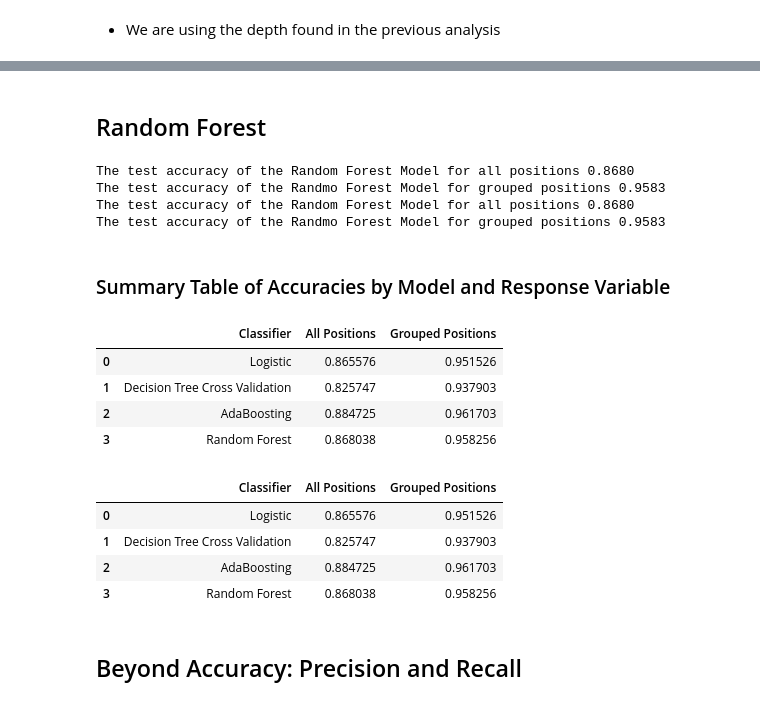
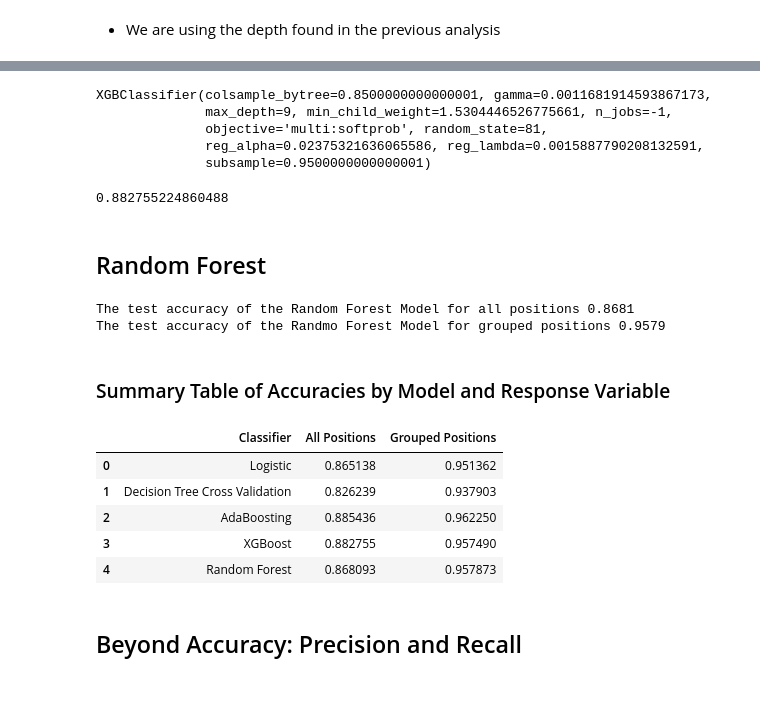
Before and after one commit to rhashimo/cs109-final-project, a Jupyter notebook: 02_Luis_PartB.ipynb, the cells around one changed output, grey strips where cells are left out. Saved outputs shown, nothing was run; the diff lists cells and outputs as text; code cells hidden in the pictures.

```diff
--- a/02_Luis_PartB.ipynb
+++ b/02_Luis_PartB.ipynb
@@ -245,6 +253,6 @@ gen_test_2  = list(boost_1.staged_score(X_test_s, y_test_2))
 y_pred_boost_1 = adda_1.predict(X_test_s)
 y_pred_boost_2 = adda_2.predict(X_test_s)
 # %%
-accu_boost_1 = accuracy_score(y_test_1, y_pred_boost_1)
-accu_boost_2 = accuracy_score(y_test_2, y_pred_boost_2)
+accu_adaboost_1 = accuracy_score(y_test_1, y_pred_boost_1)
+accu_adaboost_2 = accuracy_score(y_test_2, y_pred_boost_2)
 # %%
@@ -257,0 +338,4 @@ The test accuracy of the Adaoosting Model for grouped positions 0.9617
+# %%
+y_pred_test_xgb_2 = xgb_best.predict(X_test_s)
+accu_boost_2 = accuracy_score(y_test_2, y_pred_test_xgb)
+print(accu_boost_2)
@@ -258,3 +392,34 @@ The test accuracy of the Adaoosting Model for grouped positions 0.9617
+# %%
+max_evals = 100
+trials = Trials()
+history = []
+rstate = np.random.RandomState(80)
+best_params = fmin(score, param_space, algo=tpe.suggest, trials=trials, max_evals=max_evals, rstate=rstate)
+
+# refit with the best parameters
+xgb_best_1 = XGBClassifier(random_state=81,
+                         min_child_weight=best_params['min_child_weight'],
+                         max_depth=int(best_params['max_depth']),
+                         subsample=best_params['subsample'],
+                         colsample_bytree=best_params['colsample_bytree'],
+                         gamma=best_params['gamma'],
+                         reg_alpha=best_params['reg_alpha'],
+                         reg_lambda=best_params['reg_lambda'],
+                          n_jobs=-1)
+
+xgb_best_1.fit(X_train_s, y_train_1, sample_weight=w_array_1)
+# %% [output]
+XGBClassifier(colsample_bytree=0.8500000000000001, gamma=0.0011681914593867173,
+              max_depth=9, min_child_weight=1.5304446526775661, n_jobs=-1,
+              objective='multi:softprob', random_state=81,
+              reg_alpha=0.02375321636065586, reg_lambda=0.0015887790208132591,
+              subsample=0.9500000000000001)
+# %%
+y_pred_test_xgb_1 = xgb_best_1.predict(X_test_s)
+accu_boost_1 = accuracy_score(y_test_1, y_pred_test_xgb_1)
+print(accu_boost_1)
+# %% [output]
+0.882755224860488
 # %% [markdown]
 ## Random Forest
 # %%
@@ -321,33 +486,27 @@ train_accuracy_2 = accuracy_score(y_train_2,y_train_pred__rf_2)
 test_accuracy_2  = accuracy_score(y_test_2,y_test_pred__rf_2)
 # %%
 print(f'The test accuracy of the Random Forest Model for all positions {test_accuracy_1:.4f}')
-print(f'The test accuracy of the Randmo Forest Model for grouped positions {test_accuracy_2:.4f}')
+print(f'The test accuracy of the Random Forest Model for grouped positions {test_accuracy_1:.4f}')
 # %% [output]
-The test accuracy of the Random Forest Model for all positions 0.8680
-The test accuracy of the Randmo Forest Model for grouped positions 0.9583
-The test accuracy of the Random Forest Model for all positions 0.8680
-The test accuracy of the Randmo Forest Model for grouped positions 0.9583
+The test accuracy of the Random Forest Model for all positions 0.8681
+The test accuracy of the Randmo Forest Model for grouped positions 0.9579
 # %% [markdown]
 ### Summary Table of Accuracies by Model and Response Variable
 # %%
 results = [['Logistic',  accu1, accu2],
         ['Decision Tree Cross Validation', best_cv_tree_test_score_1, best_cv_tree_test_score_2],
-        ['AdaBoosting', accu_boost_1, accu_boost_2],
-        ['Random Forest', test_accuracy_1, test_accuracy_2]
-       ]
+        ['AdaBoosting', accu_adaboost_1, accu_adaboost_2],
+        ['XGBoost', accu_boost_1, accu_boost_2],
+        ['Random Forest', test_accuracy_1, test_accuracy_2]]
 results_df = pd.DataFrame(results, columns= ['Classifier', 'All Positions', 'Grouped Positions'])
 results_df
 # %% [output]
 |  | Classifier | All Positions | Grouped Positions |
-| 0 | Logistic | 0.865576 | 0.951526 |
-| 1 | Decision Tree Cross Validation | 0.825747 | 0.937903 |
-| 2 | AdaBoosting | 0.884725 | 0.961703 |
-| 3 | Random Forest | 0.868038 | 0.958256 |
+| 0 | Logistic | 0.865138 | 0.951362 |
+| 1 | Decision Tree Cross Validation | 0.826239 | 0.937903 |
+| 2 | AdaBoosting | 0.885436 | 0.962250 |
+| 3 | XGBoost | 0.882755 | 0.957490 |
+| 4 | Random Forest | 0.868093 | 0.957873 |
-|  | Classifier | All Positions | Grouped Positions |
-| 0 | Logistic | 0.865576 | 0.951526 |
-| 1 | Decision Tree Cross Validation | 0.825747 | 0.937903 |
-| 2 | AdaBoosting | 0.884725 | 0.961703 |
-| 3 | Random Forest | 0.868038 | 0.958256 |
 # %% [markdown]
 ## Beyond Accuracy: Precision and Recall
 # %% [markdown]
```
Also changed, not shown: parts of 31 cells of this notebook, 2 other files.
